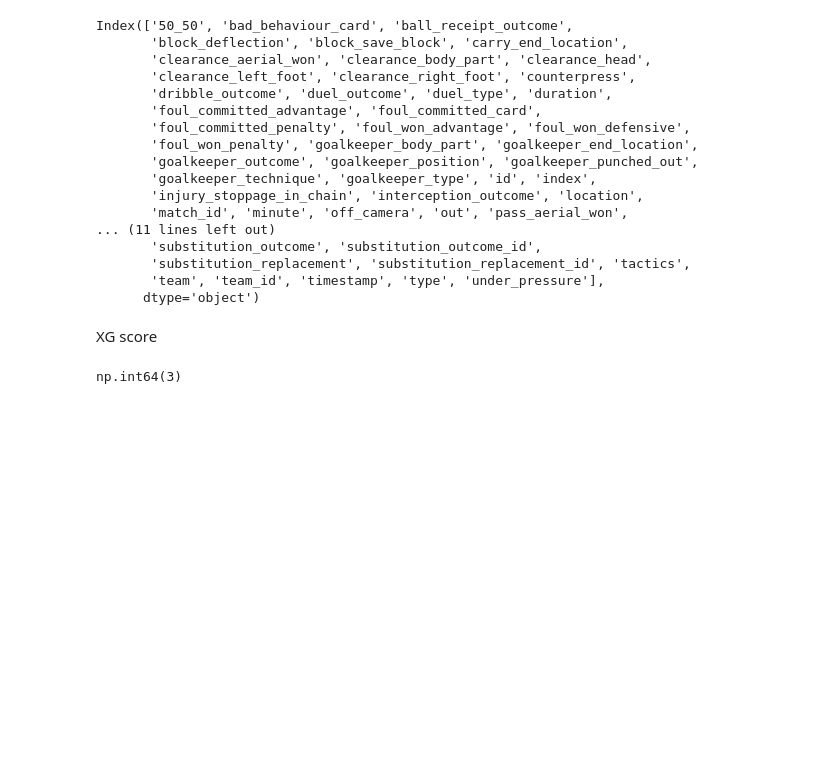
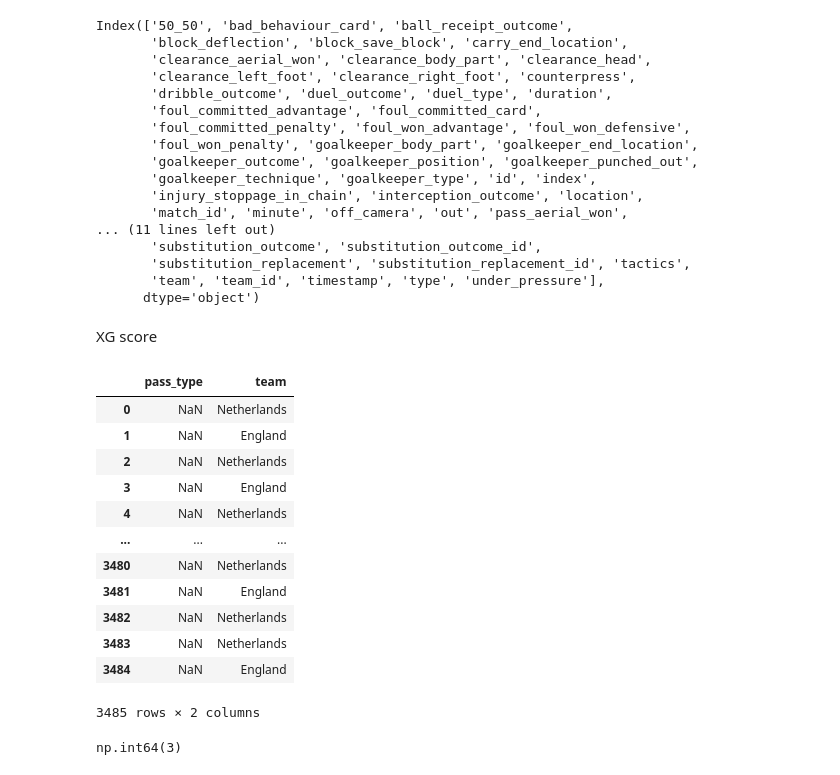
Before and after one commit to 2nzi/Football-Soccer-DataViz, a Jupyter notebook: stat_bomb.ipynb, the cells around one changed output. Saved outputs shown, nothing was run; the diff lists cells and outputs as text; code cells hidden in the pictures; blank space fills up the shorter version.

```diff
--- a/stat_bomb.ipynb
+++ b/stat_bomb.ipynb
@@ -150,3 +183,19 @@ XG score
+# %%
+events.filter(regex='^pass_type|^team$')
+# %% [output]
+|  | pass_type | team |
+| 0 | NaN | Netherlands |
+| 1 | NaN | England |
+| 2 | NaN | Netherlands |
+| 3 | NaN | England |
+| 4 | NaN | Netherlands |
+| ... | ... | ... |
+| 3480 | NaN | Netherlands |
+| 3481 | NaN | England |
+| 3482 | NaN | Netherlands |
+| 3483 | NaN | Netherlands |
+| 3484 | NaN | England |
+3485 rows × 2 columns
 # %%
 corner_counts = events.filter(regex='^pass_type|^team$').query('pass_type == "Corner"').groupby('team').count()['pass_type']
 
```
Also changed, not shown: parts of 10 cells of this notebook, 4 other files.
